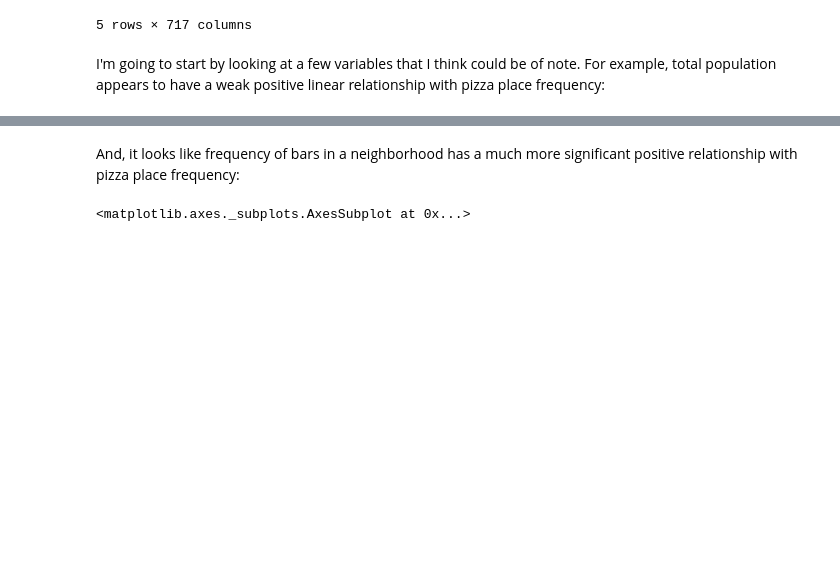
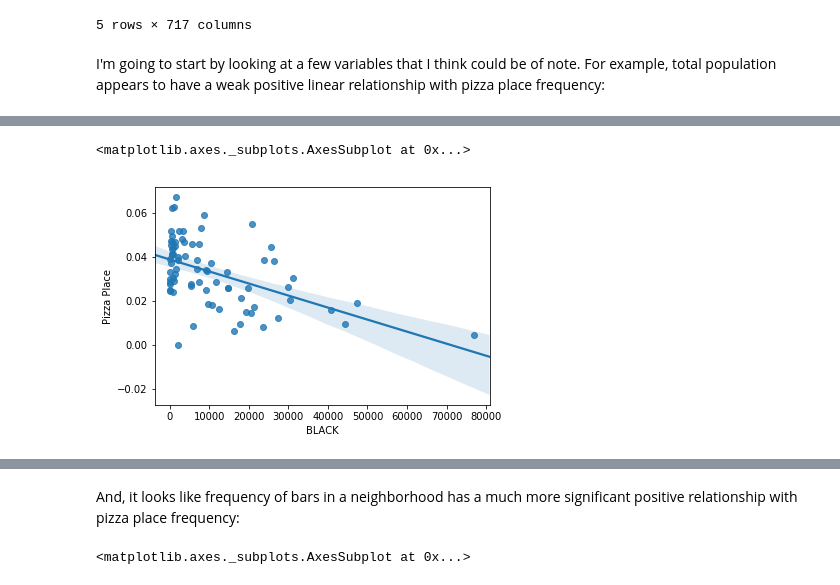
Before and after one commit to mkrivus/Chicago_Pizza_Coursera_Capstone, a Jupyter notebook: FinalProject/Data_Processing_Pizza.ipynb, the cells around one changed output, grey strips where cells are left out. Drawn from its saved outputs; the diff is of its cells as text; code cells hidden in the pictures; blank space fills up the shorter version.

```diff
--- a/FinalProject/Data_Processing_Pizza.ipynb
+++ b/FinalProject/Data_Processing_Pizza.ipynb
@@ -220,0 +221,5 @@ sns.regplot(x='TOT_POP',y='Pizza Place',data=df)
+# %%
+sns.regplot(x='BLACK',y='Pizza Place',data=df)
+# %% [output]
+<matplotlib.axes._subplots.AxesSubplot at 0x...>
+[figure, added]
```
Also changed, not shown: parts of 3 cells of this notebook, 2 other files.
